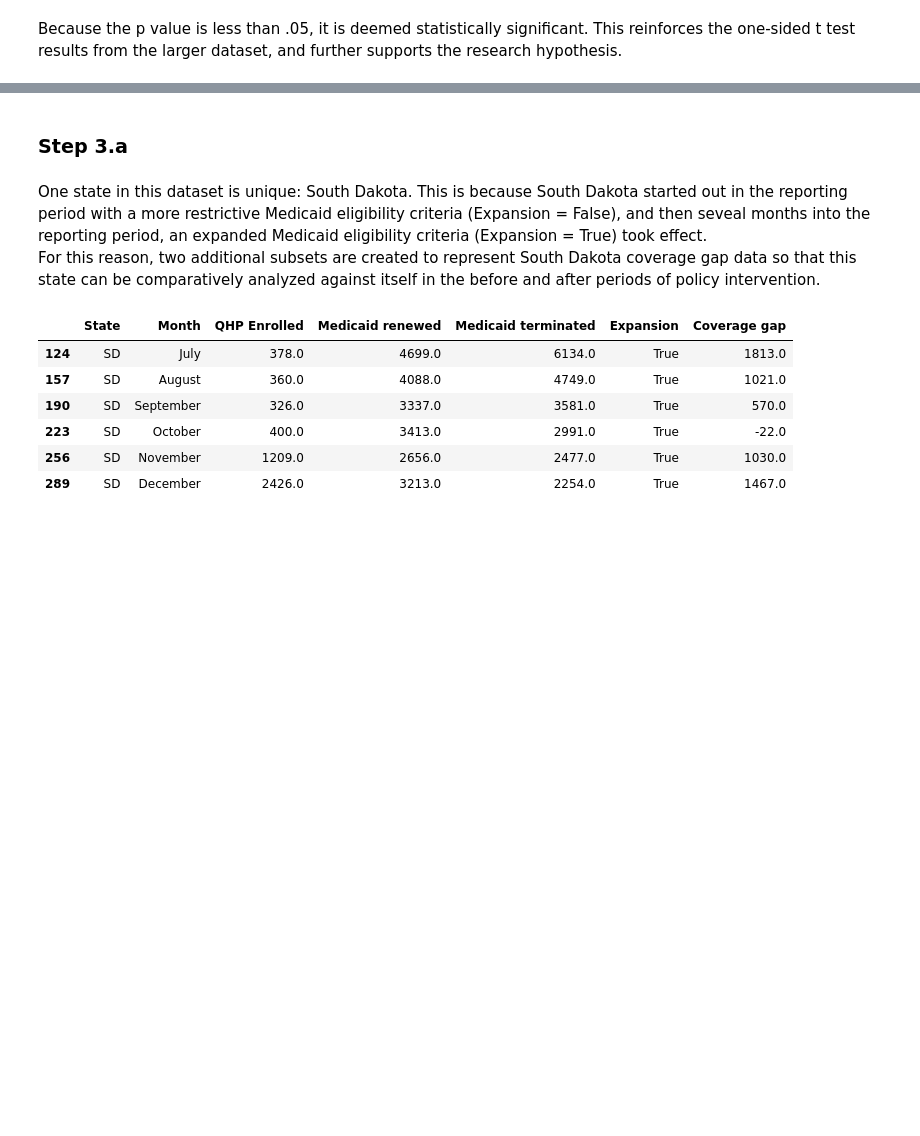
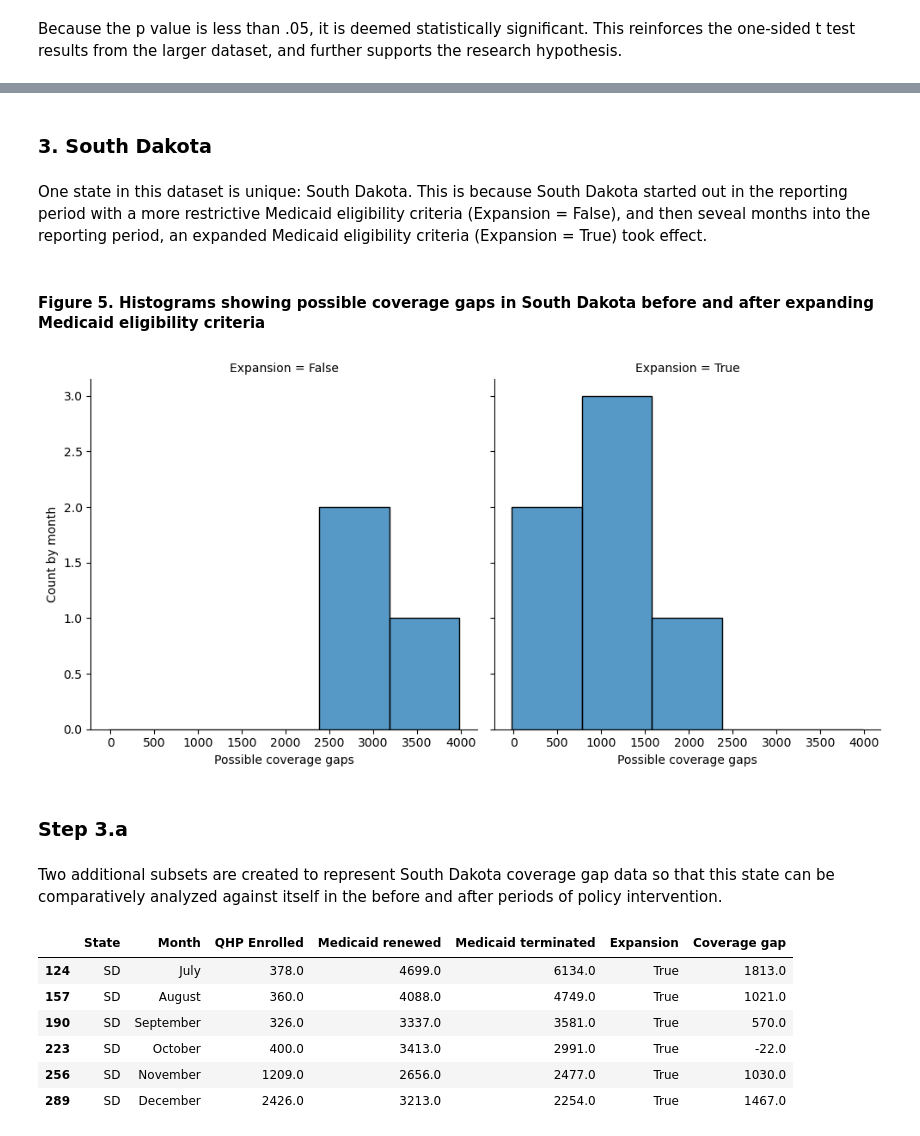
Before and after one commit to Zrrrpy/medicaid-unwinding, a Jupyter notebook: coverage_gap_analysis.ipynb, the cells around one changed output, grey strips where cells are left out. Saved outputs shown, nothing was run; the diff lists cells and outputs as text; code cells hidden in the pictures; blank space fills up the shorter version.

```diff
--- a/coverage_gap_analysis.ipynb
+++ b/coverage_gap_analysis.ipynb
@@ -991,0 +958,6 @@ Because the p value is less than .05, it is deemed statistically significant. Th
+# %% [markdown]
+### 3. South Dakota
+# %% [markdown]
+One state in this dataset is unique: South Dakota. This is because South Dakota started out in the reporting period with a more restrictive Medicaid eligibility criteria (Expansion = False), and then seveal months into the reporting period, an expanded Medicaid eligibility criteria (Expansion = True) took effect.
+# %% [markdown]
+#### Figure 5. Histograms showing possible coverage gaps in South Dakota before and after expanding Medicaid eligibility criteria
@@ -992,8 +966,15 @@ Because the p value is less than .05, it is deemed statistically significant. Th
+# %%
+fig = sns.displot(data = sd_unwinding_33, col = 'Expansion', x = 'Coverage gap', kind = 'hist')
+
+fig.set_axis_labels(x_var = 'Possible coverage gaps', y_var = 'Count by month')
+
+plt.show()
+# %% [output]
+[figure, new version]
 # %% [markdown]
 ### Step 3.a
 # %% [markdown]
-One state in this dataset is unique: South Dakota. This is because South Dakota started out in the reporting period with a more restrictive Medicaid eligibility criteria (Expansion = False), and then seveal months into the reporting period, an expanded Medicaid eligibility criteria (Expansion = True) took effect.
-<br></br>For this reason, two additional subsets are created to represent South Dakota coverage gap data so that this state can be comparatively analyzed against itself in the before and after periods of policy intervention.
+Two additional subsets are created to represent South Dakota coverage gap data so that this state can be comparatively analyzed against itself in the before and after periods of policy intervention.
 # %%
 sd_has_expanded = has_expanded[(has_expanded['State'] == 'SD')]
 sd_has_expanded
```
Also changed, not shown: parts of 72 cells of this notebook.
